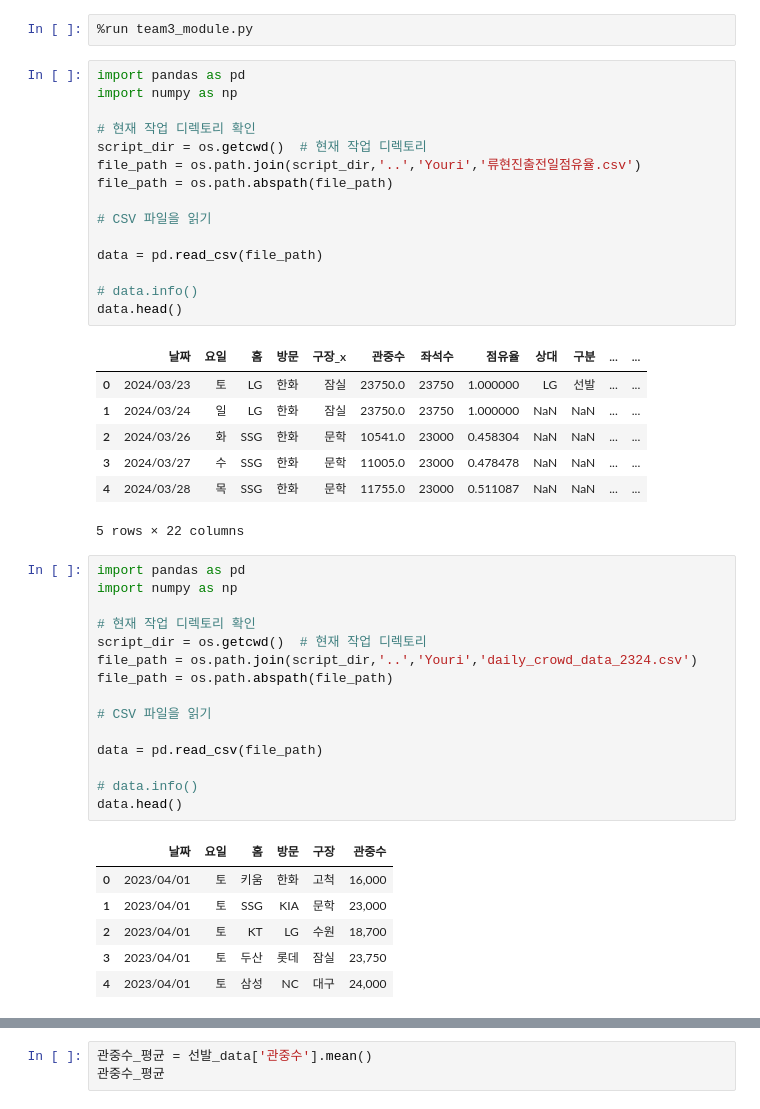
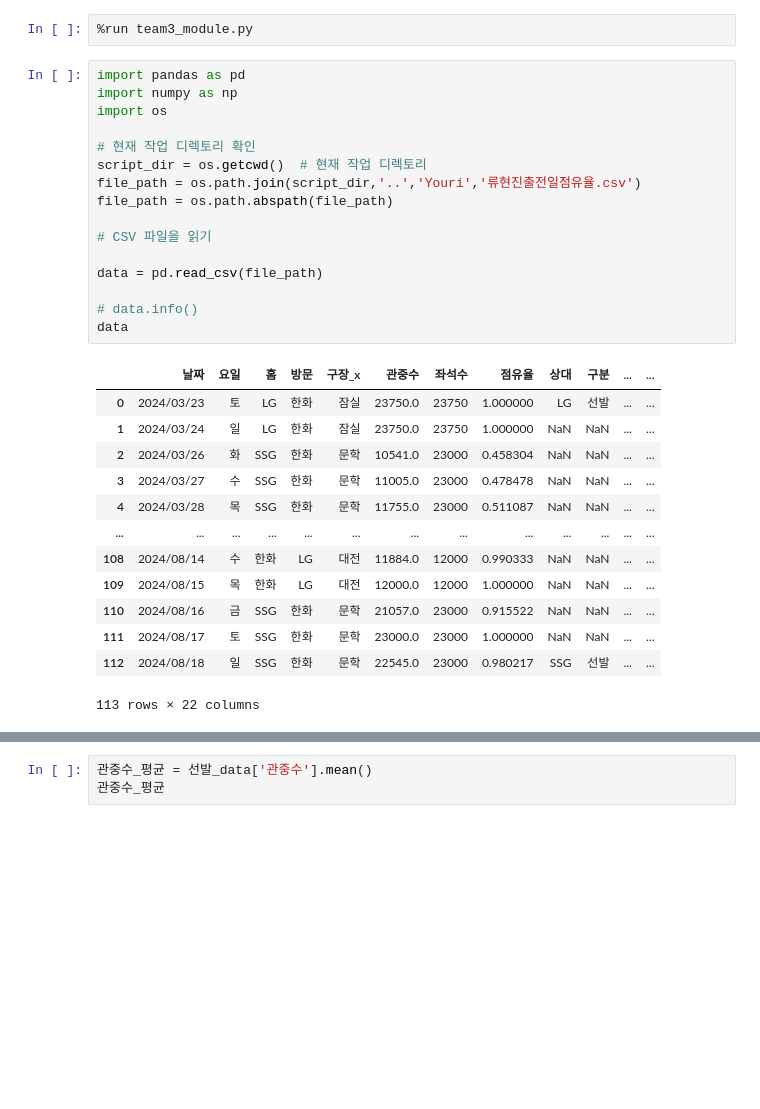
Before and after one commit to duddbs2002/team3, a Jupyter notebook: Youngyun/Ryu_starting_records.ipynb, the cells around one changed output, grey strips where cells are left out. Cells and saved outputs as stored; diff of their text form; blank space fills up the shorter version.

```diff
--- a/Youngyun/Ryu_starting_records.ipynb
+++ b/Youngyun/Ryu_starting_records.ipynb
@@ -3,45 +3,30 @@
 # %%
 import pandas as pd
 import numpy as np
+import os
 
 # 현재 작업 디렉토리 확인
 script_dir = os.getcwd()  # 현재 작업 디렉토리
 file_path = os.path.join(script_dir,'..','Youri','류현진출전일점유율.csv')
 file_path = os.path.abspath(file_path)
 
 # CSV 파일을 읽기
 
 data = pd.read_csv(file_path)
 
 # data.info()
-data.head()
+data
 # %% [output]
 |  | 날짜 | 요일 | 홈 | 방문 | 구장_x | 관중수 | 좌석수 | 점유율 | 상대 | 구분 | ... | ... |
 | 0 | 2024/03/23 | 토 | LG | 한화 | 잠실 | 23750.0 | 23750 | 1.000000 | LG | 선발 | ... | ... |
 | 1 | 2024/03/24 | 일 | LG | 한화 | 잠실 | 23750.0 | 23750 | 1.000000 | NaN | NaN | ... | ... |
 | 2 | 2024/03/26 | 화 | SSG | 한화 | 문학 | 10541.0 | 23000 | 0.458304 | NaN | NaN | ... | ... |
 | 3 | 2024/03/27 | 수 | SSG | 한화 | 문학 | 11005.0 | 23000 | 0.478478 | NaN | NaN | ... | ... |
 | 4 | 2024/03/28 | 목 | SSG | 한화 | 문학 | 11755.0 | 23000 | 0.511087 | NaN | NaN | ... | ... |
+| ... | ... | ... | ... | ... | ... | ... | ... | ... | ... | ... | ... | ... |
+| 108 | 2024/08/14 | 수 | 한화 | LG | 대전 | 11884.0 | 12000 | 0.990333 | NaN | NaN | ... | ... |
+| 109 | 2024/08/15 | 목 | 한화 | LG | 대전 | 12000.0 | 12000 | 1.000000 | NaN | NaN | ... | ... |
+| 110 | 2024/08/16 | 금 | SSG | 한화 | 문학 | 21057.0 | 23000 | 0.915522 | NaN | NaN | ... | ... |
+| 111 | 2024/08/17 | 토 | SSG | 한화 | 문학 | 23000.0 | 23000 | 1.000000 | NaN | NaN | ... | ... |
+| 112 | 2024/08/18 | 일 | SSG | 한화 | 문학 | 22545.0 | 23000 | 0.980217 | SSG | 선발 | ... | ... |
-5 rows × 22 columns
+113 rows × 22 columns
-# %%
-import pandas as pd
-import numpy as np
-
-# 현재 작업 디렉토리 확인
-script_dir = os.getcwd()  # 현재 작업 디렉토리
-file_path = os.path.join(script_dir,'..','Youri','daily_crowd_data_2324.csv')
-file_path = os.path.abspath(file_path)
-
-# CSV 파일을 읽기
-
-data = pd.read_csv(file_path)
-
-# data.info()
-data.head()
-# %% [output]
-|  | 날짜 | 요일 | 홈 | 방문 | 구장 | 관중수 |
-| 0 | 2023/04/01 | 토 | 키움 | 한화 | 고척 | 16,000 |
-| 1 | 2023/04/01 | 토 | SSG | KIA | 문학 | 23,000 |
-| 2 | 2023/04/01 | 토 | KT | LG | 수원 | 18,700 |
-| 3 | 2023/04/01 | 토 | 두산 | 롯데 | 잠실 | 23,750 |
-| 4 | 2023/04/01 | 토 | 삼성 | NC | 대구 | 24,000 |
```
Also changed, not shown: parts of 19 cells of this notebook, 2 other files.
